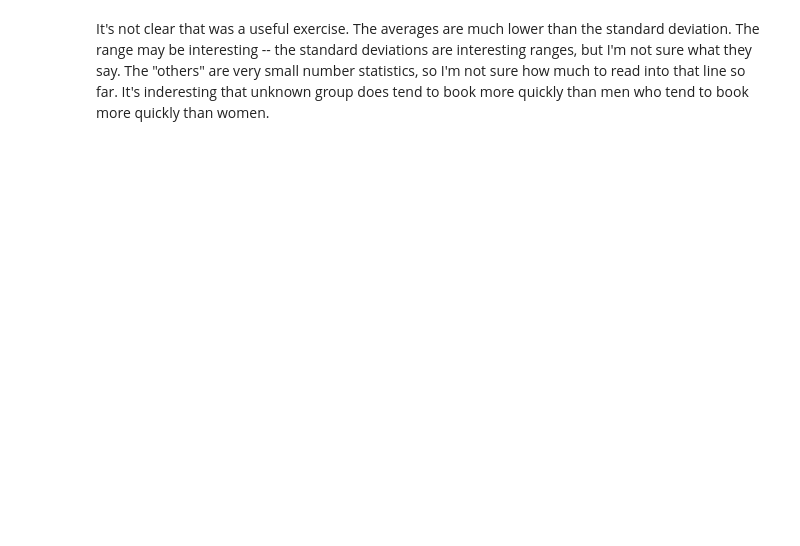
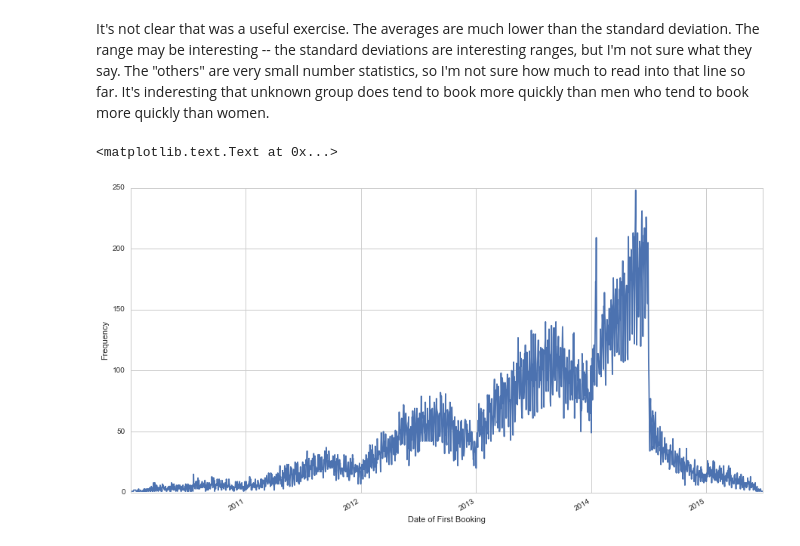
Before and after one commit to drrcool/KaggleComps, a Jupyter notebook: Airbnb/Airbnb_Visualization.ipynb, the cells around one changed output. Drawn from its saved outputs; the diff is of its cells as text; code cells hidden in the pictures; blank space fills up the shorter version.

```diff
--- a/Airbnb/Airbnb_Visualization.ipynb
+++ b/Airbnb/Airbnb_Visualization.ipynb
@@ -137,2 +145,12 @@ sns.factorplot(x="country_destination", y="elapsed_booking_time",
 # %% [markdown]
 It's not clear that was a useful exercise. The averages are much lower than the standard deviation.  The range may be interesting -- the standard deviations are interesting ranges, but I'm not sure what they say. The "others" are very small number statistics, so I'm not sure how much to read into that line so far.  It's inderesting that unknown group does tend to book more quickly than men who tend to book more quickly than women.
+# %%
+fig, axes = plt.subplots(figsize=(15,8))
+train['date_first_booking'] = pd.to_datetime(train['date_first_booking'])
+train['date_first_booking'].value_counts().plot(kind='line', ax=axes)
+fig.autofmt_xdate()
+plt.xlabel("Date of First Booking")
+plt.ylabel("Frequency")
+# %% [output]
+<matplotlib.text.Text at 0x...>
+[figure, added]
```
Also changed, not shown: parts of 7 cells of this notebook, 1 other file.
